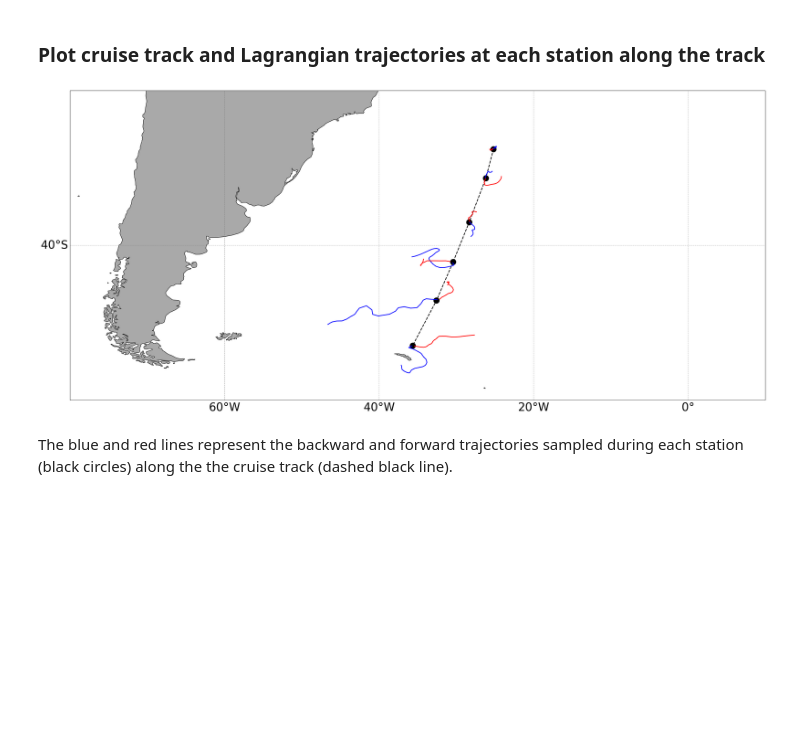
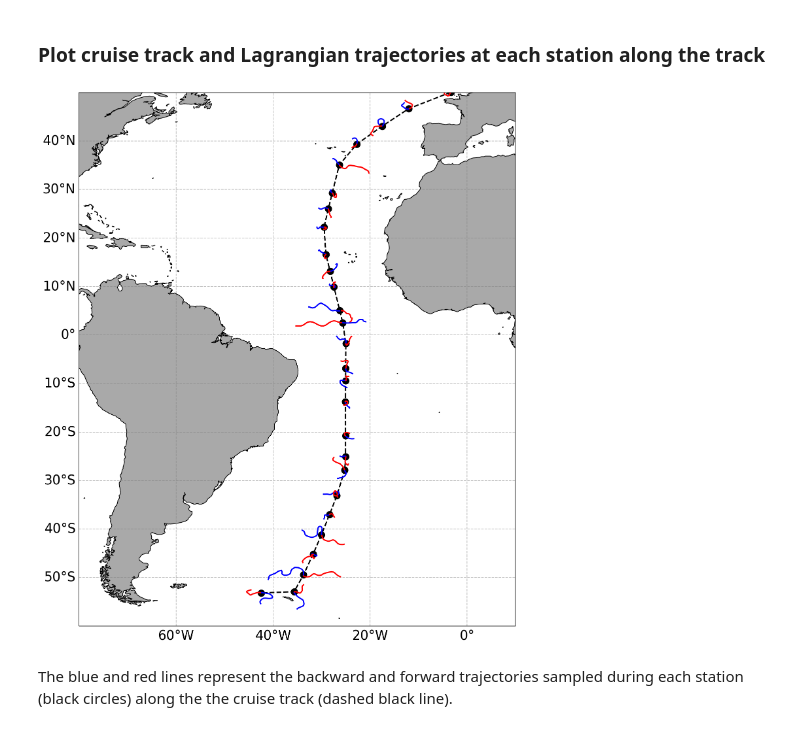
Before and after one commit to grgdll/OLTraj_examples, a Jupyter notebook: 1_Plot_traj/Source/OLTraj_eg_1.ipynb, the cells around one changed output. Drawn from its saved outputs; the diff is of its cells as text; code cells hidden in the pictures; blank space fills up the shorter version.

Commit message:
updated example so that it can run with v2.2 via THREDDS

```diff
--- a/1_Plot_traj/Source/OLTraj_eg_1.ipynb
+++ b/1_Plot_traj/Source/OLTraj_eg_1.ipynb
@@ -41,9 +41,8 @@ from cartopy.util import add_cyclic_point
 
 track = pd.read_csv("../Input/cruise_track.csv")
 track['DateTime_UTC'] = pd.to_datetime(track['DateTime_UTC'])
-
+track['DateTime_UTC'] = track['DateTime_UTC'] - pd.Timedelta(days = 365*6) # remove this when v2.2 is all loaded
 # remove most of the stations so that we can load some OLTraj files in Binder
-track = track.drop(track.index[0:55])
-track = track.iloc[0::4,:]
+track = track.iloc[0::3,:]
 # %% [markdown]
 ### Extract OLTraj trajectories corresponding to cruise track
@@ -73,18 +51,16 @@ def convLon(ds):
 trajlon = np.full((len(track), 59), np.nan)
 trajlat = np.full((len(track), 59), np.nan)
 
-dirOLTraj = '../Input/'
+OLTraj_THREDDS_string = 'http://dap.ceda.ac.uk/thredds/dodsC/neodc/oltraj/data/v2.2/'
+
 for ifn in range(len(track)):
-    fname = track['DateTime_UTC'].iloc[ifn].strftime('%Y%m%d') + '_oltraj_030*.nc'
-    fn = glob.glob(dirOLTraj + fname)[0]
+    fname = track['DateTime_UTC'].iloc[ifn].strftime('%Y')+'/'+track['DateTime_UTC'].iloc[ifn].strftime('%Y%m%d') + '_oltraj_uv_global.nc'
+    fn = OLTraj_THREDDS_string + fname
+
     print("Reading OLTraj file: " + fn )
 
     # open OLTraj file
     dsAV = xr.open_dataset(fn)
-
-    # convert longitude to to -180,180 degs
-    if dsAV['lon'].values.min()>0:
-        dsAV = convLon(dsAV)
 
     # read OLTraj trajectories corresponding to current location of the cruise track
     tmp = dsAV.sel(lon=track['Longitude_degreesE'].iloc[ifn], lat=track['Latitude_degreesN'].iloc[ifn], method="nearest")
@@ -104,38 +91,38 @@ Reading OLTraj file: ../Input/20171030_oltraj_030_uv_global.nc
 # %%
 # initialise figure
 fig = plt.figure(figsize=(40,15))
 ax = fig.add_subplot(111, projection=ccrs.PlateCarree(central_longitude=-25) )
 
 # plot cruise track
-ax.plot(  track['Longitude_degreesE'], track['Latitude_degreesN'], transform=ccrs.PlateCarree(), lw=2, marker='o', color='k', ls='--', ms=15 )
+ax.plot(  track['Longitude_degreesE'], track['Latitude_degreesN'], transform=ccrs.PlateCarree(), lw=2, marker='o', color='k', ls='--', ms=10 )
 
 # plot Lagrangian trajectories
 for it in range(len(trajlon)):
     # backward trajectories
     ax.plot(trajlon[it, :30], trajlat[it, :30], color='b', linestyle='-', lw=2, transform=ccrs.PlateCarree() )
     # forward trajectories
     ax.plot(trajlon[it, 30:], trajlat[it, 30:], color='r', linestyle='-', lw=2, transform=ccrs.PlateCarree() )
 
 # add continents
 ax.add_feature(cfeature.NaturalEarthFeature('physical', 'land', '50m', edgecolor='k', facecolor='darkgray'))
 
 # set geographical extent of figure
-ax.set_extent([-80, 10, -60, -20], ccrs.PlateCarree())
+ax.set_extent([-80, 10, -60, 50], ccrs.PlateCarree())
 
 
 gl = ax.gridlines(crs=ccrs.PlateCarree(), draw_labels=True, linewidth=1, color='gray', alpha=0.5, linestyle='--')
 gl.top_labels = False
 gl.bottom_labels = True
 gl.left_labels = True
 gl.right_labels = False
 gl.xlines = True
-gl.xlocator = mticker.FixedLocator([-60, -60, -40, -20, 0, 10])
-gl.ylocator = mticker.FixedLocator([-60, -40, -30, -20, 0, 20, 40, 60])
+gl.xlocator = mticker.FixedLocator([-60, -40, -20, 0])
+gl.ylocator = mticker.FixedLocator(np.arange(-60,50,10))
 gl.xformatter = LONGITUDE_FORMATTER
 gl.yformatter = LATITUDE_FORMATTER
-gl.ylabel_style = {'fontsize': 30, 'color': 'k'}
-gl.xlabel_style = {'fontsize': 30, 'color': 'k'}
+gl.ylabel_style = {'fontsize': 20, 'color': 'k'}
+gl.xlabel_style = {'fontsize': 20, 'color': 'k'}
 # %% [output]
-[figure, old version]
+[figure, new version]
 # %% [markdown]
 The blue and red lines represent the backward and forward trajectories sampled during each station (black circles) along the the cruise track (dashed black line).
```
Also changed, not shown: parts of 3 cells of this notebook.
